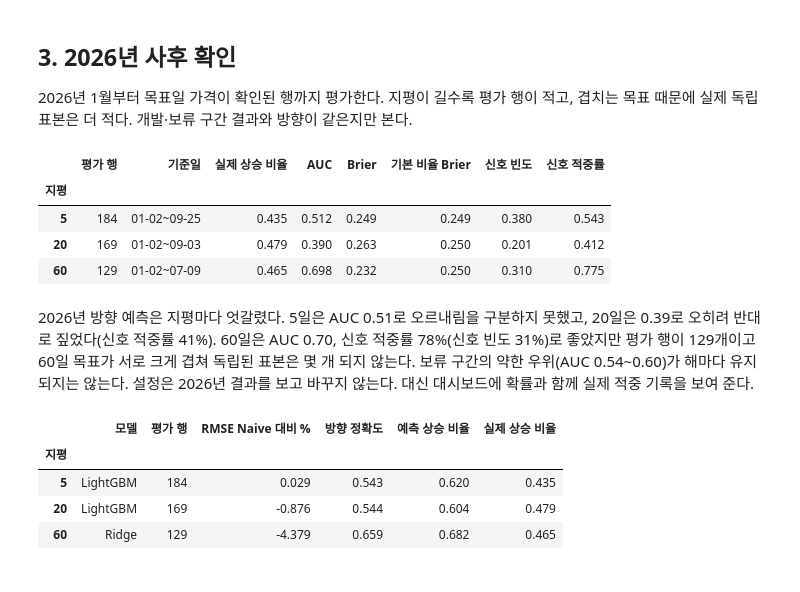
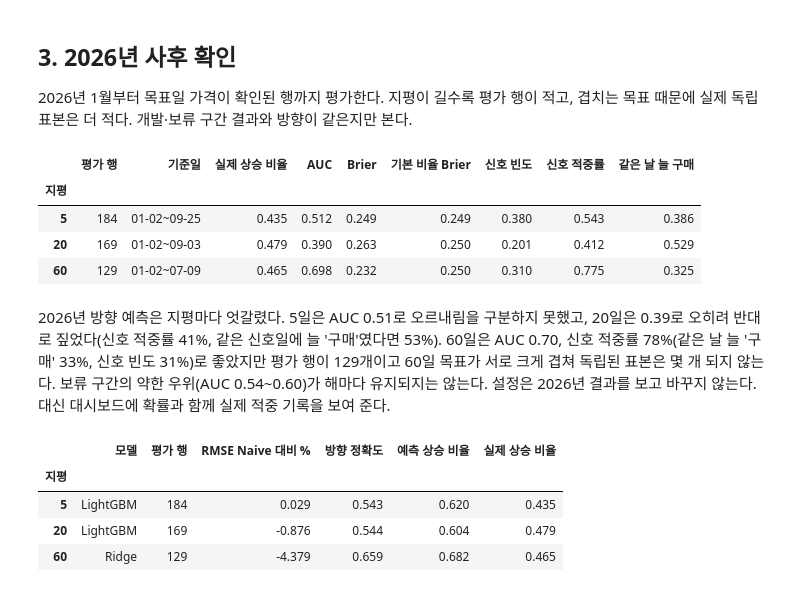
Before and after one commit to sjinie/Coffee_Price_Prediction, a Jupyter notebook: notebooks/06_final_model.ipynb, the cells around one changed output. Drawn from its saved outputs; the diff is of its cells as text; code cells hidden in the pictures.

```diff
--- a/notebooks/06_final_model.ipynb
+++ b/notebooks/06_final_model.ipynb
@@ -119,23 +119,23 @@ for kind, models in (("direction", direction), ("return", returns), ("volatility
 # %%
 rows = []
 for h in HORIZONS:
     _, test = fold_rows(data, ALL_FEATURES, h, FINAL_YEAR, FINAL_YEAR)
     prob = direction[h].predict(data, test)
     d = direction_metrics(data[f"y_{h}"].to_numpy()[test], prob, base_rate=direction[h].base_,
                           threshold=direction_choice[h]["threshold"])
     rows.append({"지평": h, "평가 행": d["n"], "기준일": f"{data.index[test[0]]:%m-%d}~{data.index[test[-1]]:%m-%d}",
                  "실제 상승 비율": d["up_rate"], "AUC": d["auc"], "Brier": d["brier"], "기본 비율 Brier": d["base_brier"],
-                 "신호 빈도": d["coverage"], "신호 적중률": d["precision"]})
+                 "신호 빈도": d["coverage"], "신호 적중률": d["precision"], "같은 날 늘 구매": d["signal_up_rate"]})
 forward_direction = pd.DataFrame(rows).set_index("지평")
 forward_direction.round(3)
 # %% [output]
-|  | 평가 행 | 기준일 | 실제 상승 비율 | AUC | Brier | 기본 비율 Brier | 신호 빈도 | 신호 적중률 |
-| 지평 |  |  |  |  |  |  |  |  |
-| 5 | 184 | 01-02~09-25 | 0.435 | 0.512 | 0.249 | 0.249 | 0.380 | 0.543 |
-| 20 | 169 | 01-02~09-03 | 0.479 | 0.390 | 0.263 | 0.250 | 0.201 | 0.412 |
-| 60 | 129 | 01-02~07-09 | 0.465 | 0.698 | 0.232 | 0.250 | 0.310 | 0.775 |
+|  | 평가 행 | 기준일 | 실제 상승 비율 | AUC | Brier | 기본 비율 Brier | 신호 빈도 | 신호 적중률 | 같은 날 늘 구매 |
+| 지평 |  |  |  |  |  |  |  |  |  |
+| 5 | 184 | 01-02~09-25 | 0.435 | 0.512 | 0.249 | 0.249 | 0.380 | 0.543 | 0.386 |
+| 20 | 169 | 01-02~09-03 | 0.479 | 0.390 | 0.263 | 0.250 | 0.201 | 0.412 | 0.529 |
+| 60 | 129 | 01-02~07-09 | 0.465 | 0.698 | 0.232 | 0.250 | 0.310 | 0.775 | 0.325 |
 # %% [markdown]
-2026년 방향 예측은 지평마다 엇갈렸다. 5일은 AUC 0.51로 오르내림을 구분하지 못했고, 20일은 0.39로 오히려 반대로 짚었다(신호 적중률 41%). 60일은 AUC 0.70, 신호 적중률 78%(신호 빈도 31%)로 좋았지만 평가 행이 129개이고 60일 목표가 서로 크게 겹쳐 독립된 표본은 몇 개 되지 않는다. 보류 구간의 약한 우위(AUC 0.54~0.60)가 해마다 유지되지는 않는다. 설정은 2026년 결과를 보고 바꾸지 않는다. 대신 대시보드에 확률과 함께 실제 적중 기록을 보여 준다.
+2026년 방향 예측은 지평마다 엇갈렸다. 5일은 AUC 0.51로 오르내림을 구분하지 못했고, 20일은 0.39로 오히려 반대로 짚었다(신호 적중률 41%, 같은 신호일에 늘 '구매'였다면 53%). 60일은 AUC 0.70, 신호 적중률 78%(같은 날 늘 '구매' 33%, 신호 빈도 31%)로 좋았지만 평가 행이 129개이고 60일 목표가 서로 크게 겹쳐 독립된 표본은 몇 개 되지 않는다. 보류 구간의 약한 우위(AUC 0.54~0.60)가 해마다 유지되지는 않는다. 설정은 2026년 결과를 보고 바꾸지 않는다. 대신 대시보드에 확률과 함께 실제 적중 기록을 보여 준다.
 # %%
 rows = []
 for h in HORIZONS:
```
Also changed, not shown: 4 other files.
